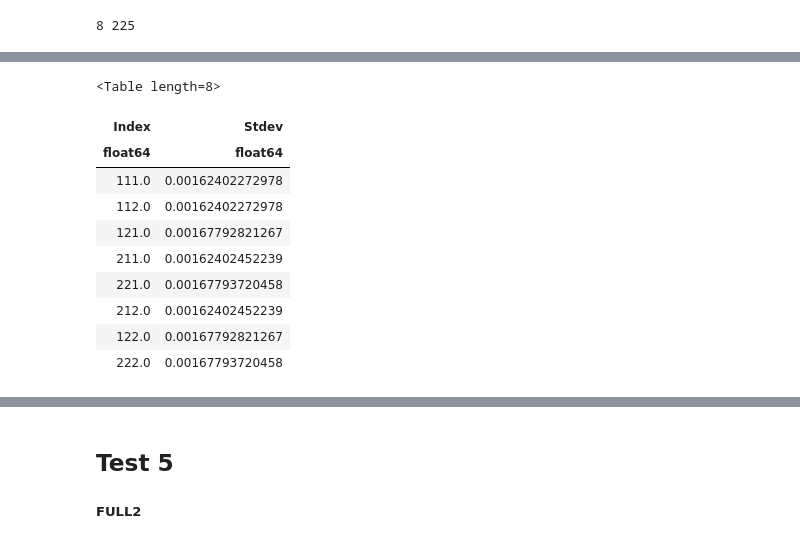
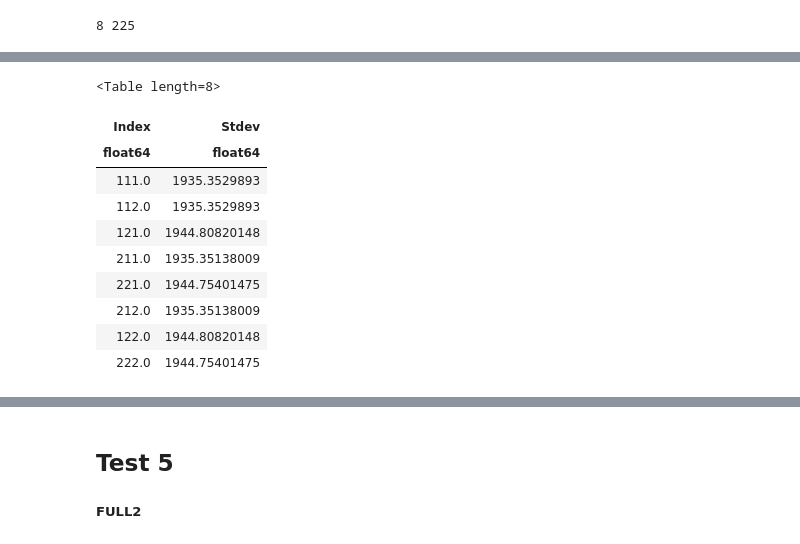
Before and after one commit to rafia37/NIRCam-data-analysis, a Jupyter notebook: MMM---PPP.ipynb, the cells around one changed output, grey strips where cells are left out. Saved outputs shown, nothing was run; the diff lists cells and outputs as text; code cells hidden in the pictures.

```diff
--- a/MMM---PPP.ipynb
+++ b/MMM---PPP.ipynb
@@ -257,8 +174,7 @@ a13_centers
 # %%
 b43_centers = []
-for ds in b43_files:
-    b43_centers.append(rl.gen_center_g2d(828,821,5,600,4,4,0,ds, red_files = True))
-print len(b43_centers), len(b43_centers[0])
-b43_centers
+for ds, f_b in zip(b43_files, flats_b):
+    b43_centers.append(rl.gen_center_g2d(828,821,5,600,4,4,0,ds, flat_name = f_b))
+print len(b43_centers), len(b43_centers[0][1])
 # %% [output]
 8 55
@@ -282,8 +181,8 @@ b43_centers
 # %%
-# getting std_devs with for loop
 stdev_comparison3 = Table(names = ('Index','Stdev'))
-for index, (a13, b43, a13c, b43c) in enumerate(zip(a13_files, b43_files, a13_centers, b43_centers)):
-    stdev = get_stdev(a13c, b43c, 50, 60, 70, a13, b43, True)
+for index, (a13, b43, a13c, b43c, f_a, f_b) in enumerate(zip(a13_files, b43_files, a13_centers, b43_centers,
+                                                             flats_a, flats_b)):
+    stdev = get_stdev(a13c, a13, b43c, b43, 70, 72, 80, f_a, f_b, rf = False)
     stdev_comparison3.add_row([the_type_num[index],stdev])
 stdev_comparison3
 # %% [output]
@@ -325,9 +224,8 @@ print len(b44_files), len(b44_files[1])
 8 225
 # %%
 a14_centers = []
-for ds in a14_files:
-    a14_centers.append(rl.gen_center_g2d(1405,1036,5,400,4,4,0,ds, red_files = True))
-print len(a14_centers), len(a14_centers[0])
-a14_centers
+for ds, f_a in zip(a14_files, flats_a):
+    a14_centers.append(rl.gen_center_g2d(1405,1036,5,400,4,4,0,ds, flat_name = f_a))
+print len(a14_centers), len(a14_centers[0][1])
 # %% [output]
 8 225
@@ -351,8 +232,7 @@ a14_centers
 # %%
 b44_centers = []
-for ds in b44_files:
-    b44_centers.append(rl.gen_center_g2d(828,821,5,600,4,4,0,ds, red_files = True))
-print len(b44_centers), len(b44_centers[0])
-b44_centers
+for ds, f_b in zip(b44_files, flats_b):
+    b44_centers.append(rl.gen_center_g2d(828,821,5,600,4,4,0,ds, flat_name = f_b))
+print len(b44_centers), len(b44_centers[0][1])
 # %% [output]
 8 225
@@ -376,22 +239,22 @@ b44_centers
 # %%
-# getting std_devs with for loop
 stdev_comparison4 = Table(names = ('Index','Stdev'))
-for index, (a14, b44, a14c, b44c) in enumerate(zip(a14_files, b44_files, a14_centers, b44_centers)):
-    stdev = get_stdev(a14c, b44c, 50, 60, 70, a14, b44, True)
+for index, (a14, b44, a14c, b44c, f_a, f_b) in enumerate(zip(a14_files, b44_files, a14_centers, b44_centers,
+                                                             flats_a, flats_b)):
+    stdev = get_stdev(a14c, a14, b44c, b44, 70, 72, 80, f_a, f_b, rf = False)
     stdev_comparison4.add_row([the_type_num[index],stdev])
 stdev_comparison4
 # %% [output]
 <Table length=8>
 | Index | Stdev |
 | float64 | float64 |
-| 111.0 | 0.00162402272978 |
-| 112.0 | 0.00162402272978 |
-| 121.0 | 0.00167792821267 |
-| 211.0 | 0.00162402452239 |
-| 221.0 | 0.00167793720458 |
-| 212.0 | 0.00162402452239 |
-| 122.0 | 0.00167792821267 |
-| 222.0 | 0.00167793720458 |
+| 111.0 | 1935.3529893 |
+| 112.0 | 1935.3529893 |
+| 121.0 | 1944.80820148 |
+| 211.0 | 1935.35138009 |
+| 221.0 | 1944.75401475 |
+| 212.0 | 1935.35138009 |
+| 122.0 | 1944.80820148 |
+| 222.0 | 1944.75401475 |
 # %%
 # 1 = M, 2 = P. eg. 212 = PMP
 the_set4 = best_set(stdev_comparison4['Index'], stdev_comparison4['Stdev'])
```
Also changed, not shown: parts of 37 cells of this notebook.
